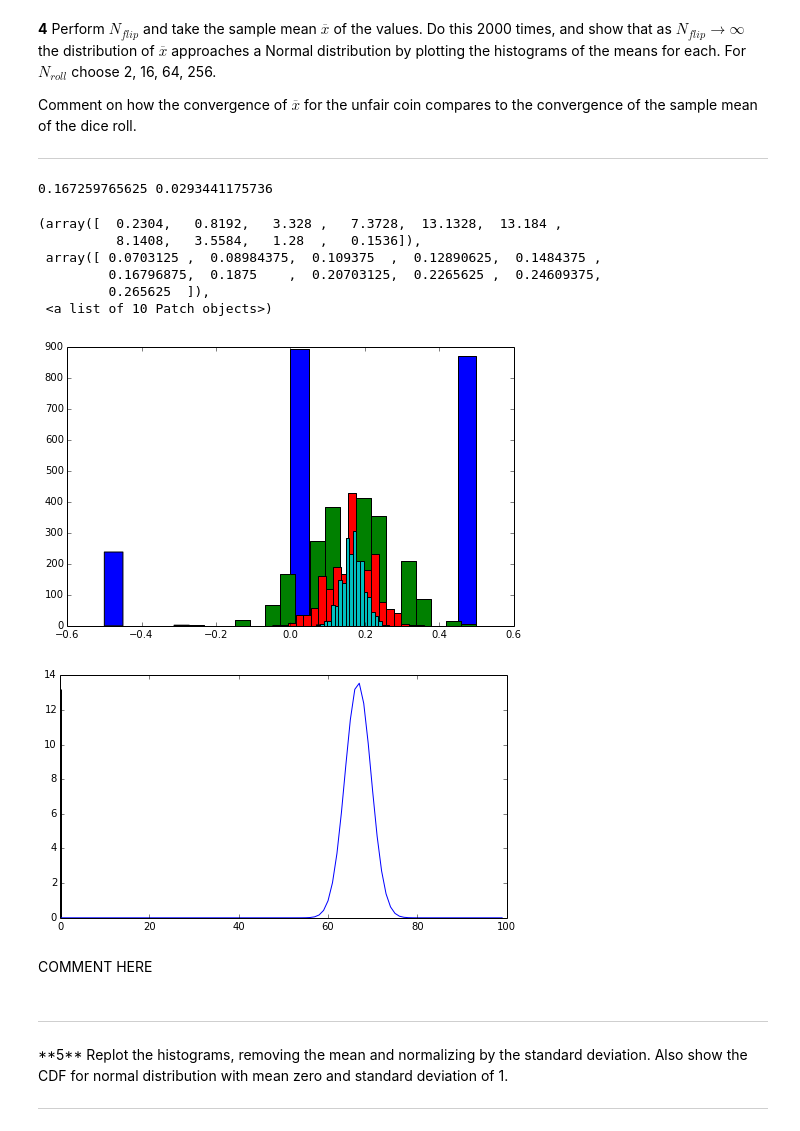
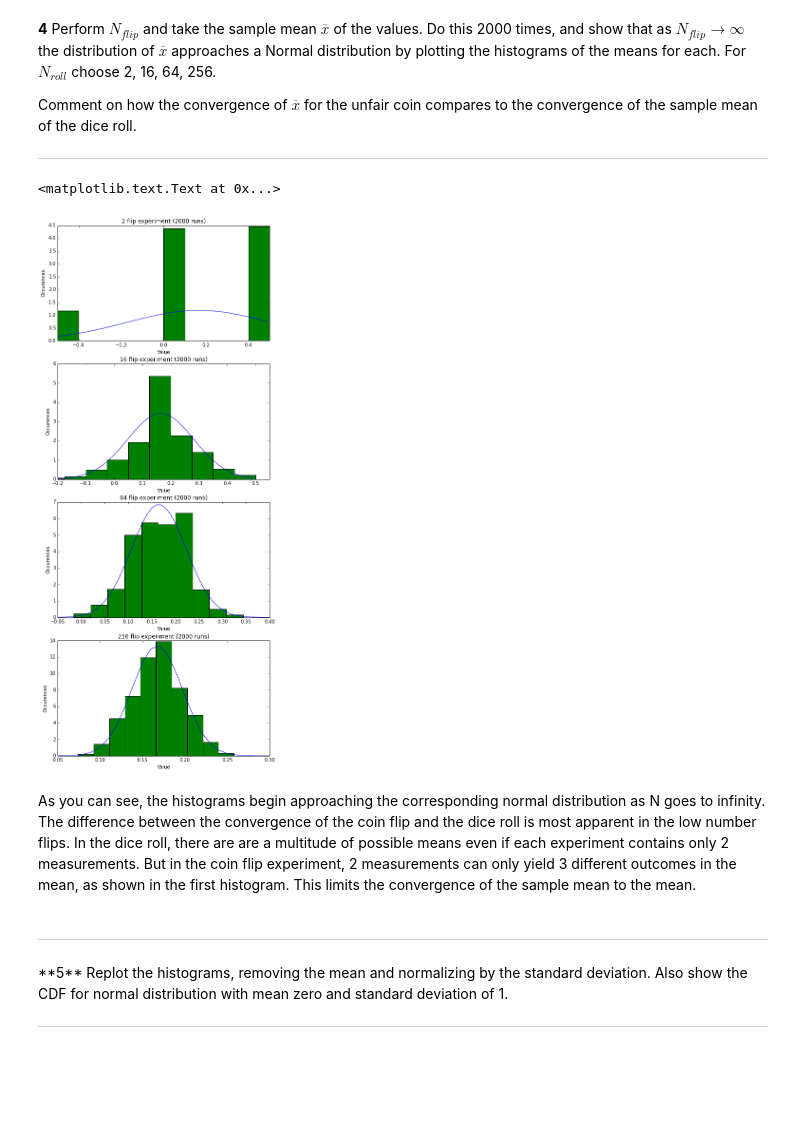
Before and after one commit to ekiefl/411, a Jupyter notebook: Assignment-01.ipynb, the cells around one changed output. Drawn from its saved outputs; the diff is of its cells as text; code cells hidden in the pictures; blank space fills up the shorter version.

```diff
--- a/Assignment-01.ipynb
+++ b/Assignment-01.ipynb
@@ -233,45 +225,61 @@ Comment on how the convergence of $\overline{x}$ for the unfair coin compares to
 # %%
 import matplotlib.mlab as mlab
 
 def experiments(Nexp, N):
     mean_array = np.zeros(Nexp)
     for i in range (0,Nexp):
         mean_array[i] = getrolls(N,ratio=False,stat=True)
     return mean_array, np.mean(mean_array), np.std(mean_array)
 
 Nexp = 2000
 rolls_2 = experiments(Nexp,2)
 rolls_16 = experiments(Nexp,16)
 rolls_64 = experiments(Nexp,64)
 rolls_256 = experiments(Nexp,256)
 
-fig=plt.figure(figsize=(8,5))
-ax=fig.add_subplot(1,1,1)
-ax.hist(rolls_2[0],20)
-ax.hist(rolls_16[0],20)
-ax.hist(rolls_64[0],20)
-ax.hist(rolls_256[0],20)
 
+#Note, histograms have been normalized to compare to theoretical normal distribution pdfs.
+#The convergence is better and better for higher # of flips in each experiment
 
-#trying to superimpose theoretical curves
-x = np.arange(-0.5,0.5,0.01)
 fig=plt.figure(figsize=(8,20))
+x = np.arange(-0.5,0.5,0.01) #x range for theoretical curves
+
 ax=fig.add_subplot(4,1,1)
-ax.plot(mlab.normpdf(x,rolls_256[1],rolls_256[2]))
-print rolls_256[1],rolls_256[2]
-ax.hist(rolls_256[0],normed=1)
+ax.plot(x,mlab.normpdf(x,rolls_2[1],rolls_2[2]))
+ax.hist(rolls_2[0],normed=True)
+ax.set_xlim(-0.5,0.5)
+ax.set_xlabel('Value')
+ax.set_ylabel('Occurences')
+ax.set_title('2 flip experiment (2000 runs)')
+
+ax=fig.add_subplot(4,1,2)
+ax.plot(x,mlab.normpdf(x,rolls_16[1],rolls_16[2]))
+ax.hist(rolls_16[0],normed=True)
+ax.set_xlim(-0.2,0.55)
+ax.set_xlabel('Value')
+ax.set_ylabel('Occurences')
+ax.set_title('16 flip experiment (2000 runs)')
+
+ax=fig.add_subplot(4,1,3)
+ax.plot(x,mlab.normpdf(x,rolls_64[1],rolls_64[2]))
+ax.hist(rolls_64[0],normed=True)
+ax.set_xlim(-0.05,0.4)
+ax.set_xlabel('Value')
+ax.set_ylabel('Occurences')
+ax.set_title('64 flip experiment (2000 runs)')
+
+ax=fig.add_subplot(4,1,4)
+ax.plot(x,mlab.normpdf(x,rolls_256[1],rolls_256[2]))
+ax.hist(rolls_256[0],normed=True)
+ax.set_xlim(0.05,0.3)
+ax.set_xlabel('Value')
+ax.set_ylabel('Occurences')
+ax.set_title('256 flip experiment (2000 runs)')
 # %% [output]
-0.167259765625 0.0293441175736
+<matplotlib.text.Text at 0x...>
-(array([  0.2304,   0.8192,   3.328 ,   7.3728,  13.1328,  13.184 ,
-          8.1408,   3.5584,   1.28  ,   0.1536]),
- array([ 0.0703125 ,  0.08984375,  0.109375  ,  0.12890625,  0.1484375 ,
-         0.16796875,  0.1875    ,  0.20703125,  0.2265625 ,  0.24609375,
-         0.265625  ]),
- <a list of 10 Patch objects>)
-[figure, old version]
+[figure, new version]
-[figure, removed]
-# %% [markdown]
-COMMENT HERE
+# %% [markdown]
+As you can see, the histograms begin approaching the corresponding normal distribution as N goes to infinity. The difference between the convergence of the coin flip and the dice roll is most apparent in the low number flips. In the dice roll, there are are a multitude of possible means even if each experiment contains only 2 measurements. But in the coin flip experiment, 2 measurements can only yield 3 different outcomes in the mean, as shown in the first histogram. This limits the convergence of the sample mean to the mean.
 # %% [markdown]
 <hr>
 **5** Replot the histograms, removing the mean and normalizing by the standard deviation.  Also show the CDF for normal distribution with mean zero and standard deviation of 1.
```
Also changed, not shown: parts of 15 cells of this notebook.
